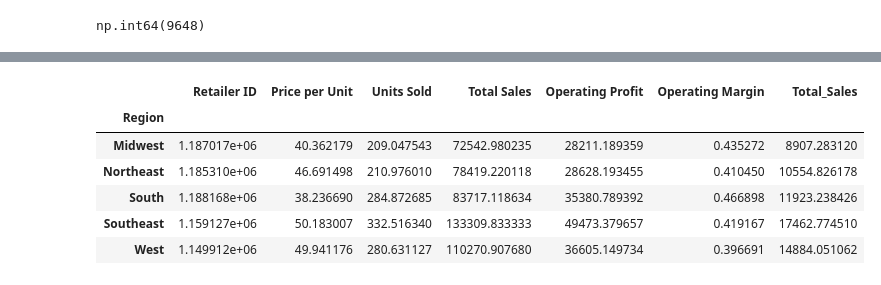
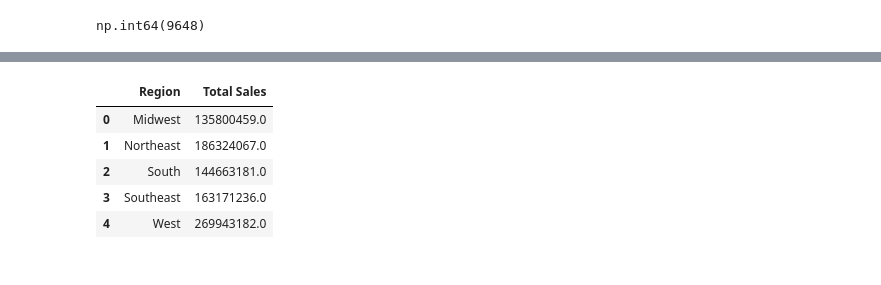
Before and after one commit to OdeyDivine/P-for-D, a Jupyter notebook: Adidas Sales Analysis/Adidas_Sales.ipynb, the cells around one changed output, grey strips where cells are left out. Drawn from its saved outputs; the diff is of its cells as text; code cells hidden in the pictures.

```diff
--- a/Adidas Sales Analysis/Adidas_Sales.ipynb
+++ b/Adidas Sales Analysis/Adidas_Sales.ipynb
@@ -113,12 +119,12 @@ df.head()
 | 3 | Foot Locker | 1185732 | 2020-01-04 | Northeast | New York | New York | Women's Athletic Footwear | 45.0 | 850 | ... |
 | 4 | Foot Locker | 1185732 | 2020-01-05 | Northeast | New York | New York | Men's Apparel | 60.0 | 900 | ... |
 # %%
-df.groupby(["Region"])[list(df.select_dtypes('number').columns)].agg('mean')
+sales_region = df.groupby("Region")["Total Sales"].sum().reset_index()
+sales_region
 # %% [output]
-|  | Retailer ID | Price per Unit | Units Sold | Total Sales | Operating Profit | Operating Margin | Total_Sales |
-| Region |  |  |  |  |  |  |  |
-| Midwest | 1.187017e+06 | 40.362179 | 209.047543 | 72542.980235 | 28211.189359 | 0.435272 | 8907.283120 |
-| Northeast | 1.185310e+06 | 46.691498 | 210.976010 | 78419.220118 | 28628.193455 | 0.410450 | 10554.826178 |
-| South | 1.188168e+06 | 38.236690 | 284.872685 | 83717.118634 | 35380.789392 | 0.466898 | 11923.238426 |
-| Southeast | 1.159127e+06 | 50.183007 | 332.516340 | 133309.833333 | 49473.379657 | 0.419167 | 17462.774510 |
-| West | 1.149912e+06 | 49.941176 | 280.631127 | 110270.907680 | 36605.149734 | 0.396691 | 14884.051062 |
+|  | Region | Total Sales |
+| 0 | Midwest | 135800459.0 |
+| 1 | Northeast | 186324067.0 |
+| 2 | South | 144663181.0 |
+| 3 | Southeast | 163171236.0 |
+| 4 | West | 269943182.0 |
```
Also changed, not shown: parts of 3 cells of this notebook, 1 other file.
